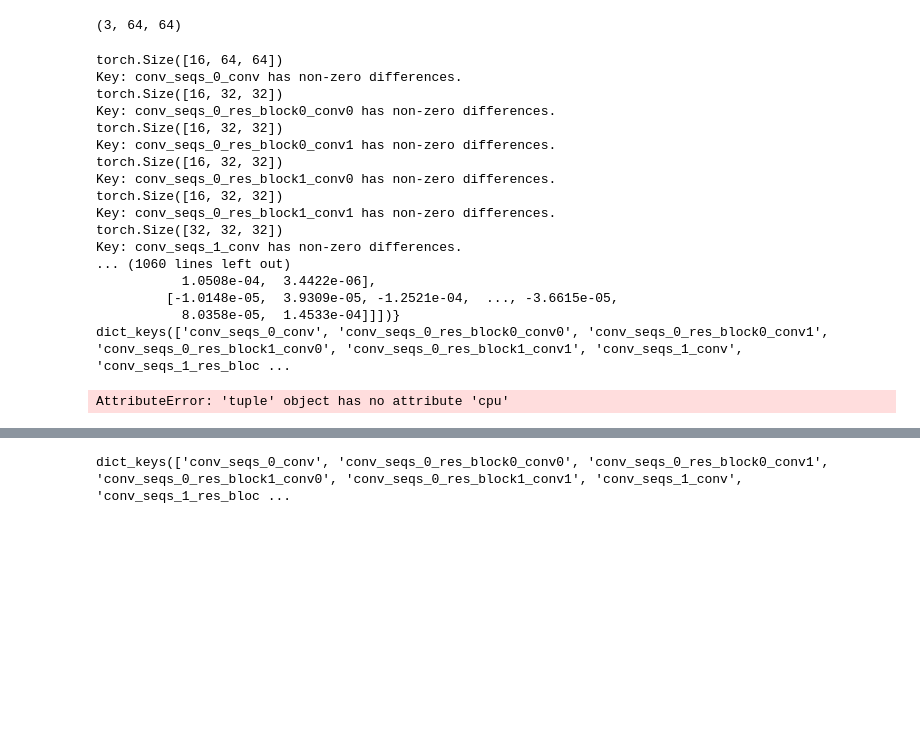
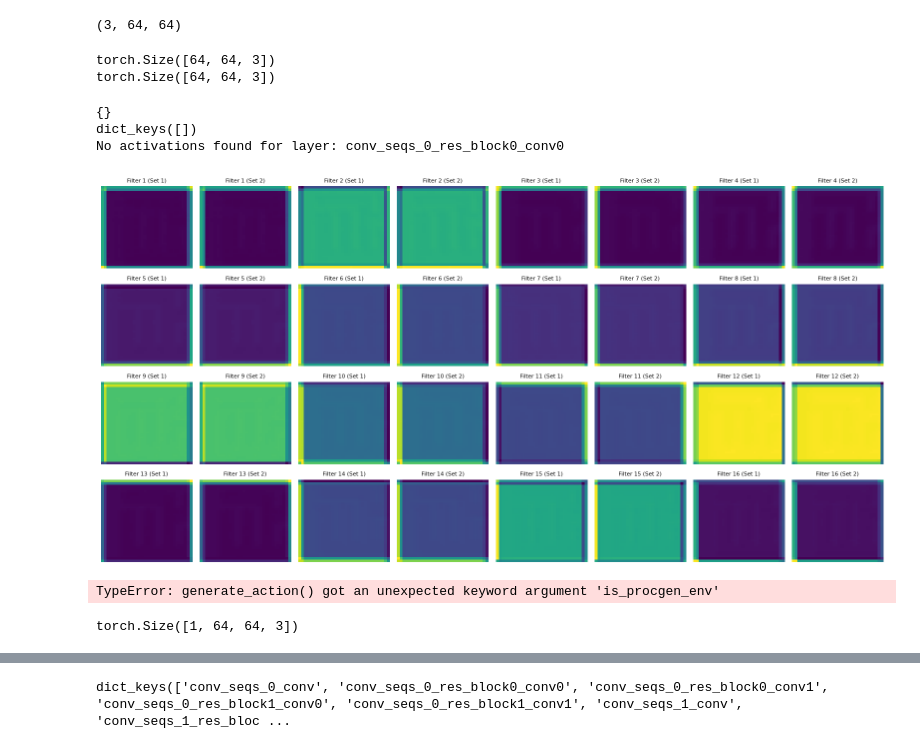
Before and after one commit to BenSturgeon/ai-safety-camp-2024-model-agents, a Jupyter notebook: notebooks/explore_heist.ipynb, the cells around one changed output, grey strips where cells are left out. Drawn from its saved outputs; the diff is of its cells as text; code cells hidden in the pictures; blank space fills up the shorter version.

```diff
--- a/notebooks/explore_heist.ipynb
+++ b/notebooks/explore_heist.ipynb
@@ -122,40 +158,35 @@ layer_paths = [
     # Add other layers as needed
 ]
 # %%
-model_activations = ModelActivations(model)
-model_activations.clear_hooks()
+
 blue_key_only = observations_list[0][0]
-blue_key_only =  blue_key_only.transpose(1,2,0)
-green_key_only = observations_list[0][1].transpose(1,2,0)
-blue_and_green_key = observations_list[0][2].transpose(1,2,0)
+green_key_only = observations_list[0][1]
+blue_and_green_key = observations_list[0][2]
 
-obs1 = torch.tensor(blue_key_only, dtype=torch.float32).unsqueeze(0)
-obs2 = torch.tensor(blue_and_green_key, dtype=torch.float32).unsqueeze(0)
+obs1 = torch.tensor(blue_key_only, dtype=torch.float32)
+obs2 = torch.tensor(blue_and_green_key, dtype=torch.float32)
 
 output1, blue_key_only_activations = model_activations.run_with_cache(obs1, layer_paths)
+model_activations.clear_hooks()
 output2, blue_and_green_key_activations = model_activations.run_with_cache(obs2, layer_paths)
+# %% [output]
+torch.Size([64, 64, 3])
+torch.Size([64, 64, 3])
 # %%
 differences = helpers.compute_activation_differences(blue_and_green_key_activations,blue_key_only_activations)
 layer_paths = differences.keys()
 print(layer_paths)
 
-helpers.plot_activations_for_layers(blue_and_green_key_activations, layer_paths)
+helpers.plot_activations_for_layers(differences, ['conv_seqs_0_res_block0_conv0'])
 # %% [output]
-torch.Size([16, 64, 64])
-Key: conv_seqs_0_conv has non-zero differences.
-torch.Size([16, 32, 32])
-Key: conv_seqs_0_res_block0_conv0 has non-zero differences.
-torch.Size([16, 32, 32])
-Key: conv_seqs_0_res_block0_conv1 has non-zero differences.
-torch.Size([16, 32, 32])
-Key: conv_seqs_0_res_block1_conv0 has non-zero differences.
-torch.Size([16, 32, 32])
-Key: conv_seqs_0_res_block1_conv1 has non-zero differences.
-torch.Size([32, 32, 32])
-Key: conv_seqs_1_conv has non-zero differences.
-... (1060 lines left out)
-           1.0508e-04,  3.4422e-06],
-         [-1.0148e-05,  3.9309e-05, -1.2521e-04,  ..., -3.6615e-05,
-           8.0358e-05,  1.4533e-04]]])}
-dict_keys(['conv_seqs_0_conv', 'conv_seqs_0_res_block0_conv0', 'conv_seqs_0_res_block0_conv1', 'conv_seqs_0_res_block1_conv0', 'conv_seqs_0_res_block1_conv1', 'conv_seqs_1_conv', 'conv_seqs_1_res_bloc ...
+{}
+dict_keys([])
+No activations found for layer: conv_seqs_0_res_block0_conv0
-AttributeError: 'tuple' object has no attribute 'cpu'
+# %%
+all_layers = ['conv_seqs_0_conv', 'conv_seqs_0_res_block0_conv0', 'conv_seqs_0_res_block0_conv1', 'conv_seqs_0_res_block1_conv0', 'conv_seqs_0_res_block1_conv1', 'conv_seqs_1_conv', 'conv_seqs_1_res_block0_conv0', 'conv_seqs_1_res_block0_conv1', 'conv_seqs_1_res_block1_conv0', 'conv_seqs_1_res_block1_conv1', 'conv_seqs_2_conv', 'conv_seqs_2_res_block0_conv0', 'conv_seqs_2_res_block0_conv1', 'conv_seqs_2_res_block1_conv0', 'conv_seqs_2_res_block1_conv1']
+later_layers=[
+   'conv_seqs_2_conv', 'conv_seqs_2_res_block0_conv0', 'conv_seqs_2_res_block0_conv1', 'conv_seqs_2_res_block1_conv0', 'conv_seqs_2_res_block1_conv1']
+
+helpers.plot_activations_for_layers_side_by_side(blue_and_green_key_activations,blue_key_only_activations, ['conv_seqs_0_res_block0_conv1'])
+# %% [output]
+[figure, added]
@@ -161,0 +222,13 @@ AttributeError: 'tuple' object has no attribute 'cpu'
+# %%
+save_gif_option = True
+for episode in range(1):
+    venv = gym.make(env_name, start_level=100, num_levels=200, render_mode="rgb_array", distribution_mode="easy") #remove render mode argument to go faster but not produce images
+    total_reward, frames, observations = run_episode_and_save_as_gif(venv, model, filepath=f'episode_mod_2_{episode+1}.gif', save_gif=save_gif_option)
+    print(f"Episode {episode + 1} finished with total reward: {total_reward}")
+# %% [output]
+TypeError: generate_action() got an unexpected keyword argument 'is_procgen_env'
+# %%
+observation = torch.tensor(observations[0], dtype=torch.float32).unsqueeze(0)
+output1, normal_activations = model_activations.run_with_cache(observation, layer_paths)
+# %% [output]
+torch.Size([1, 64, 64, 3])
```
Also changed, not shown: parts of 30 cells of this notebook, 3 other files.
